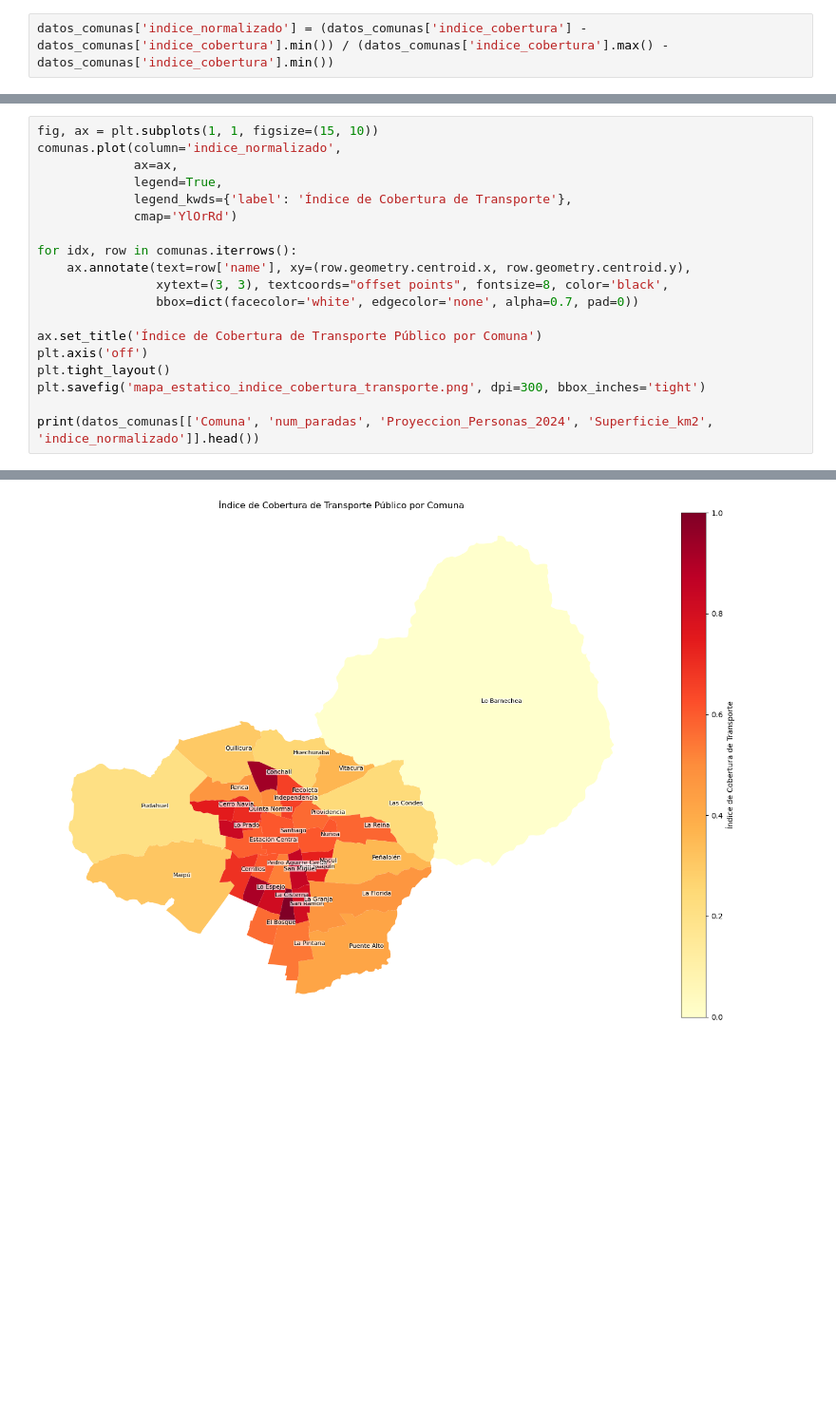
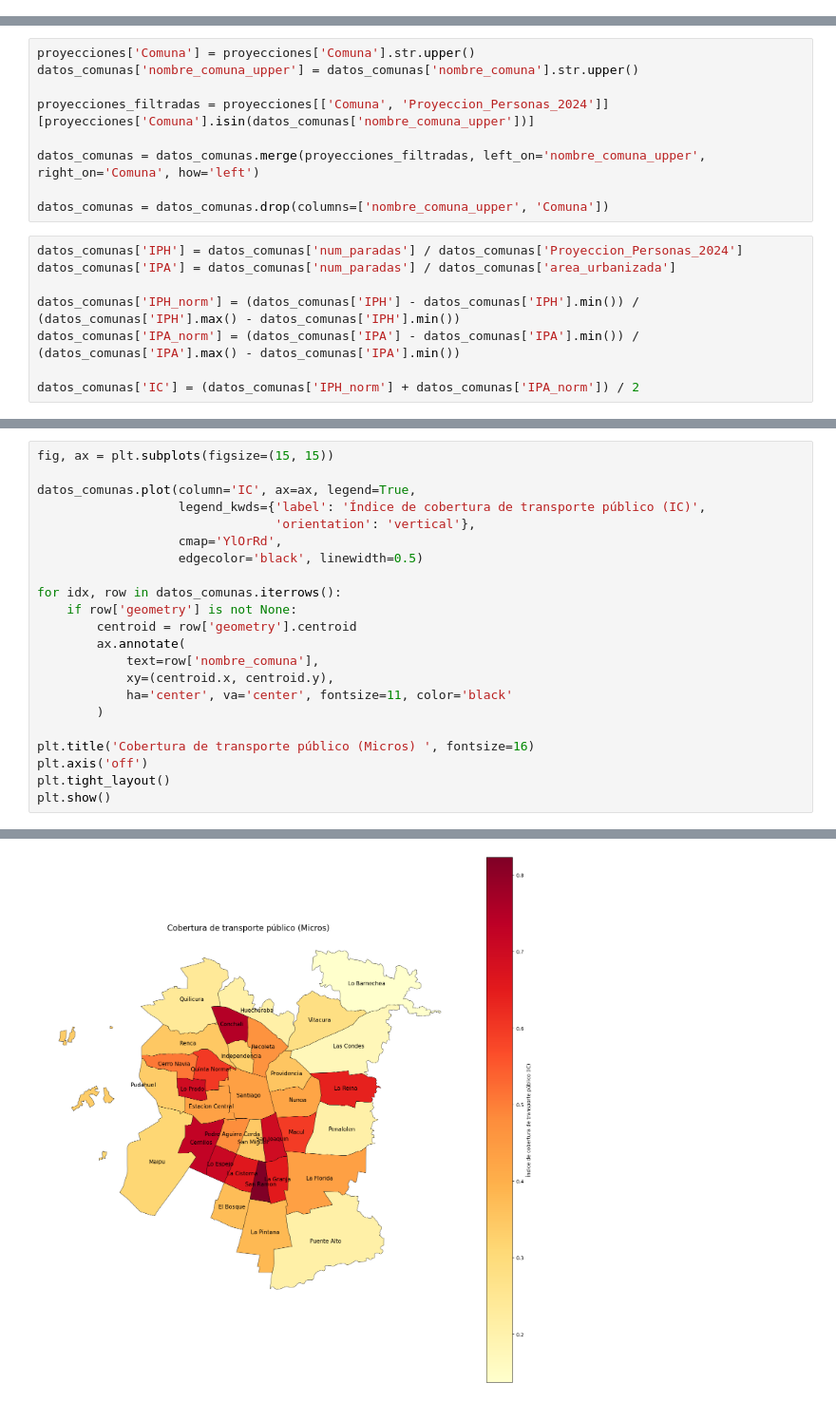
Before and after one commit to canija2000/IMT2200-Proyecto-Grupal, a Jupyter notebook: analisisGeografico/analisis/analisisGeografico.ipynb, the cells around one changed output, grey strips where cells are left out. Shown: that part at 95% size. Drawn from its saved outputs; the diff is of its cells as text; blank space fills up the shorter version.

```diff
--- a/analisisGeografico/analisis/analisisGeografico.ipynb
+++ b/analisisGeografico/analisis/analisisGeografico.ipynb
@@ -27,2 +55,0 @@ datos_comunas['indice_cobertura'] = (datos_comunas['num_paradas'] /
-# %%
-datos_comunas['indice_normalizado'] = (datos_comunas['indice_cobertura'] - datos_comunas['indice_cobertura'].min()) / (datos_comunas['indice_cobertura'].max() - datos_comunas['indice_cobertura'].min())
@@ -70,0 +65,17 @@ m.save('mapa_indice_cobertura_transporte.html')
+# %%
+proyecciones['Comuna'] = proyecciones['Comuna'].str.upper()
+datos_comunas['nombre_comuna_upper'] = datos_comunas['nombre_comuna'].str.upper()
+
+proyecciones_filtradas = proyecciones[['Comuna', 'Proyeccion_Personas_2024']][proyecciones['Comuna'].isin(datos_comunas['nombre_comuna_upper'])]
+
+datos_comunas = datos_comunas.merge(proyecciones_filtradas, left_on='nombre_comuna_upper', right_on='Comuna', how='left')
+
+datos_comunas = datos_comunas.drop(columns=['nombre_comuna_upper', 'Comuna'])
+# %%
+datos_comunas['IPH'] = datos_comunas['num_paradas'] / datos_comunas['Proyeccion_Personas_2024']
+datos_comunas['IPA'] = datos_comunas['num_paradas'] / datos_comunas['area_urbanizada']
+
+datos_comunas['IPH_norm'] = (datos_comunas['IPH'] - datos_comunas['IPH'].min()) / (datos_comunas['IPH'].max() - datos_comunas['IPH'].min())
+datos_comunas['IPA_norm'] = (datos_comunas['IPA'] - datos_comunas['IPA'].min()) / (datos_comunas['IPA'].max() - datos_comunas['IPA'].min())
+
+datos_comunas['IC'] = (datos_comunas['IPH_norm'] + datos_comunas['IPA_norm']) / 2
@@ -71,20 +100,23 @@ m.save('mapa_indice_cobertura_transporte.html')
 # %%
-fig, ax = plt.subplots(1, 1, figsize=(15, 10))
-comunas.plot(column='indice_normalizado',
-             ax=ax,
-             legend=True,
-             legend_kwds={'label': 'Índice de Cobertura de Transporte'},
-             cmap='YlOrRd')
+fig, ax = plt.subplots(figsize=(15, 15))
 
-for idx, row in comunas.iterrows():
-    ax.annotate(text=row['name'], xy=(row.geometry.centroid.x, row.geometry.centroid.y),
-                xytext=(3, 3), textcoords="offset points", fontsize=8, color='black',
-                bbox=dict(facecolor='white', edgecolor='none', alpha=0.7, pad=0))
+datos_comunas.plot(column='IC', ax=ax, legend=True,
+                   legend_kwds={'label': 'Índice de cobertura de transporte público (IC)',
+                                'orientation': 'vertical'},
+                   cmap='YlOrRd',
+                   edgecolor='black', linewidth=0.5)
 
-ax.set_title('Índice de Cobertura de Transporte Público por Comuna')
+for idx, row in datos_comunas.iterrows():
+    if row['geometry'] is not None:
+        centroid = row['geometry'].centroid
+        ax.annotate(
+            text=row['nombre_comuna'],
+            xy=(centroid.x, centroid.y),
+            ha='center', va='center', fontsize=11, color='black'
+        )
+
+plt.title('Cobertura de transporte público (Micros) ', fontsize=16)
 plt.axis('off')
 plt.tight_layout()
-plt.savefig('mapa_estatico_indice_cobertura_transporte.png', dpi=300, bbox_inches='tight')
-
-print(datos_comunas[['Comuna', 'num_paradas', 'Proyeccion_Personas_2024', 'Superficie_km2', 'indice_normalizado']].head())
+plt.show()
 # %% [output]
@@ -104 +123 @@ print(datos_comunas[['Comuna', 'num_paradas', 'Proyeccion_Personas_2024', 'Super
-[figure, old version]
+[figure, new version]
```
Also changed, not shown: parts of 23 cells of this notebook, 18 other files.
